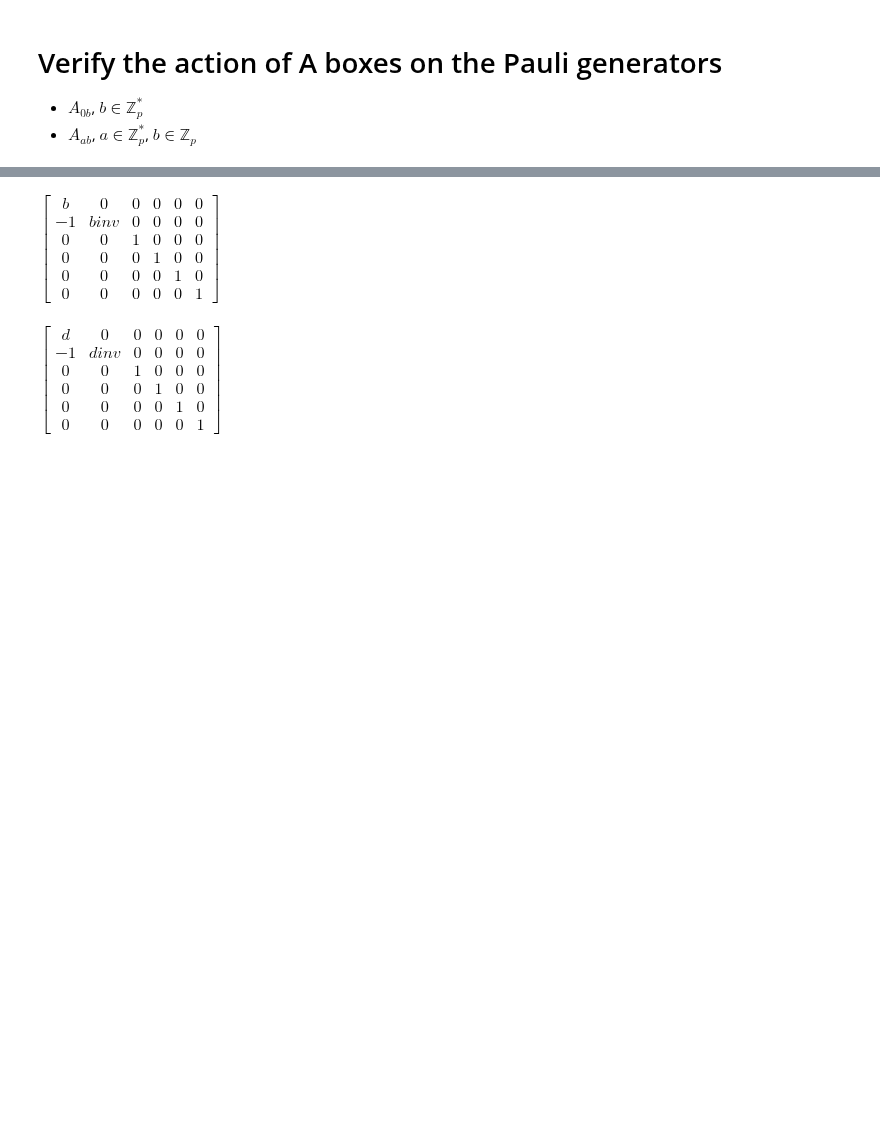
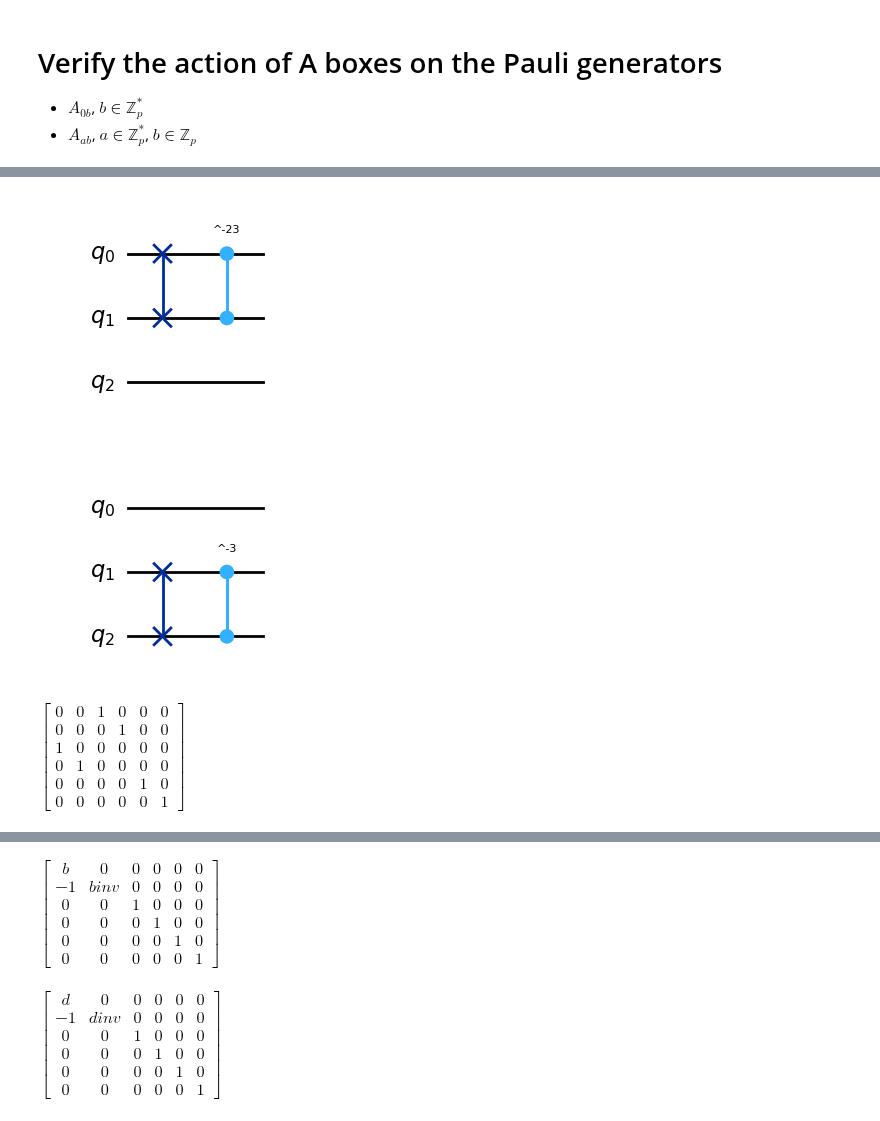
Before and after one commit to SarahMMMLi/QuditClifford, a Jupyter notebook: notebooks/BoxRelation-Soundness.ipynb, the cells around one changed output, grey strips where cells are left out. Saved outputs shown, nothing was run; the diff lists cells and outputs as text; code cells hidden in the pictures; blank space fills up the shorter version.

```diff
--- a/notebooks/BoxRelation-Soundness.ipynb
+++ b/notebooks/BoxRelation-Soundness.ipynb
@@ -444,0 +625,22 @@ def instantiate_A_box(a, b, j, n, p):
+# %%
+a = symbols("a")
+b = symbols("b")
+D023_01 = instantiate_D_box(0, 23, j=0, k=1, n=3, p=23)
+display(D023_01.draw())
+
+D023_01_reduce = dizx.symplectic.reduce_matrix(D023_01.to_symplectic_matrix(),[(a,symbolic_inverse(a)),(b,symbolic_inverse(b))])
+
+
+D03_12 = instantiate_D_box(0, 3, j=1, k=2, n=3, p=23)
+display(D03_12.draw())
+
+D03_12_reduce = dizx.symplectic.reduce_matrix(D03_12.to_symplectic_matrix(),[(a,symbolic_inverse(a)),(b,symbolic_inverse(b))])
+
+
+D03_12_reduce
+D023_01_reduce
+modulo_matrix(D023_01_reduce, 23)
+# %% [output]
+[figure, added]
+[figure, added]
+$\displaystyle \left[\begin{matrix}0 & 0 & 1 & 0 & 0 & 0\\0 & 0 & 0 & 1 & 0 & 0\\1 & 0 & 0 & 0 & 0 & 0\\0 & 1 & 0 & 0 & 0 & 0\\0 & 0 & 0 & 0 & 1 & 0\\0 & 0 & 0 & 0 & 0 & 1\end{matrix}\right]$
```
Also changed, not shown: parts of 30 cells of this notebook, 8 other files.
